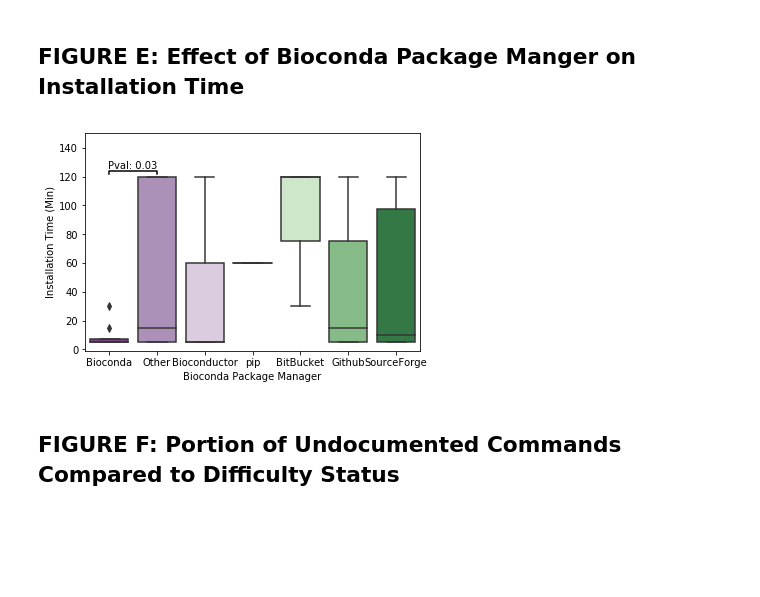
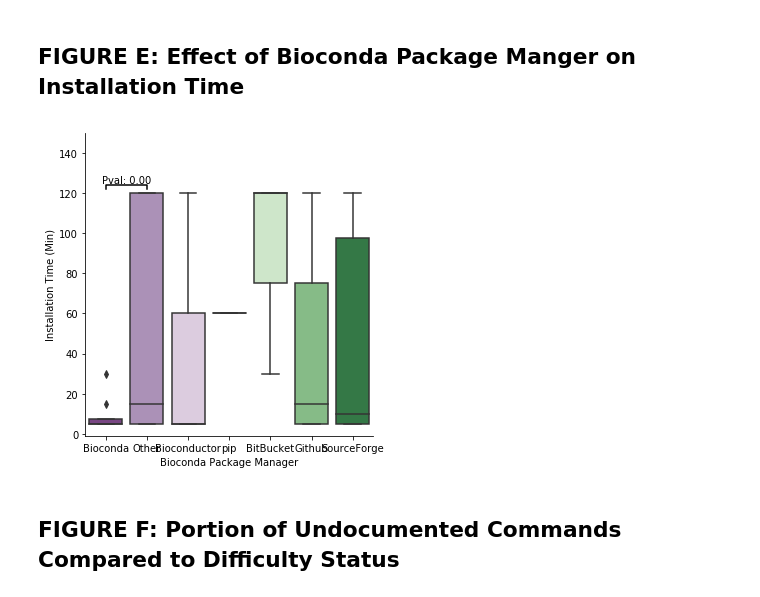
Before and after one commit to xubeisi/good.software, a Jupyter notebook: analysis/figure2_notebook.ipynb, the cells around one changed output. Drawn from its saved outputs; the diff is of its cells as text; code cells hidden in the pictures; blank space fills up the shorter version.

Commit message:
still need to clean significance bars and add auto installation figures

```diff
--- a/analysis/figure2_notebook.ipynb
+++ b/analysis/figure2_notebook.ipynb
@@ -239,30 +275,22 @@ plt.show()
 ## TODO Be sure No = all other groups besides Other and Bioconda
 # %%
 import seaborn as sns
-sns.boxplot(x="Source_", y="Time_To_Install", data=data, palette="PRGn")
-
-# statistical annotation
-# x1, x2 = 2, 3   # columns 'Sat' and 'Sun' (first column: 0, see plt.xticks())
-# y, h, col = data['Time_To_Install'].max() + 2, 2, 'k'
-# plt.plot([x1, x1, x2, x2], [y, y+h, y+h, y], lw=1.5, c=col)
-
-# #TODO run stats
-# plt.text((x1+x2)*.5, y+h, "ns", ha='center', va='bottom', color=col)
+sns.catplot(x="Source_", y="Time_To_Install", kind="box", data=data, palette="PRGn")
 
 x1, x2 = 0, 1   # columns 'Sat' and 'Sun' (first column: 0, see plt.xticks())
 y, h, col = data['Time_To_Install'].max() + 2, 2, 'k'
 plt.plot([x1, x1, x2, x2], [y, y+h, y+h, y], lw=1.5, c=col)
 
-p_value = stats.ttest_ind(data[(data.Source_=='Bioconda')].Normalized_citations.tolist(),
+p_value = stats.ks_2samp(data[(data.Source_=='Bioconda')].Normalized_citations.tolist(),
                          data[(data.Source_=='Other')].Normalized_citations.tolist())
 plt.text((x1+x2)*.5, y+h, 'Pval: %.2f'%(p_value[1]), ha='center', va='bottom', color=col)
 
 plt.ylim(ymax=150)
 plt.xlabel("Bioconda Package Manager")
 plt.ylabel("Installation Time (Min)")
 plt.show()
 # %% [output]
-[figure, old version]
+[figure, new version]
 # %% [markdown]
 ## FIGURE F: Portion of Undocumented Commands Compared to Difficulty Status
 # %%
```
Also changed, not shown: parts of 7 cells of this notebook, 2 other files.
